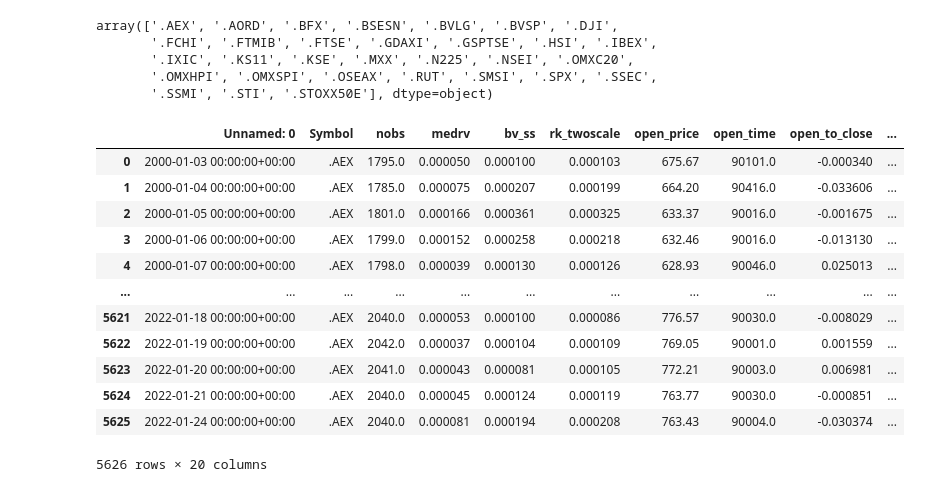
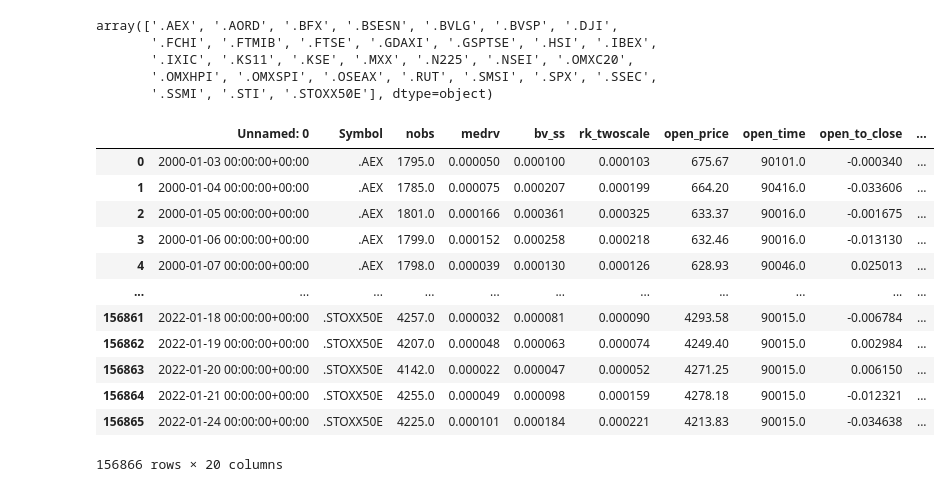
Before and after one commit to CodingNoob234/casestudy-neural-networks, a Jupyter notebook: view_data.ipynb, the cells around one changed output. Cells and saved outputs as stored; diff of their text form; code cells hidden in the pictures.

```diff
--- a/view_data.ipynb
+++ b/view_data.ipynb
@@ -144,19 +144,19 @@ array(['.AEX', '.AORD', '.BFX', '.BSESN', '.BVLG', '.BVSP', '.DJI',
        '.IXIC', '.KS11', '.KSE', '.MXX', '.N225', '.NSEI', '.OMXC20',
        '.OMXHPI', '.OMXSPI', '.OSEAX', '.RUT', '.SMSI', '.SPX', '.SSEC',
        '.SSMI', '.STI', '.STOXX50E'], dtype=object)
-# %%
-df[df.Symbol == ".AEX"]
-# %% [output]
-|  | Unnamed: 0 | Symbol | nobs | medrv | bv_ss | rk_twoscale | open_price | open_time | open_to_close | ... |
-| 0 | 2000-01-03 00:00:00+00:00 | .AEX | 1795.0 | 0.000050 | 0.000100 | 0.000103 | 675.67 | 90101.0 | -0.000340 | ... |
-| 1 | 2000-01-04 00:00:00+00:00 | .AEX | 1785.0 | 0.000075 | 0.000207 | 0.000199 | 664.20 | 90416.0 | -0.033606 | ... |
-| 2 | 2000-01-05 00:00:00+00:00 | .AEX | 1801.0 | 0.000166 | 0.000361 | 0.000325 | 633.37 | 90016.0 | -0.001675 | ... |
-| 3 | 2000-01-06 00:00:00+00:00 | .AEX | 1799.0 | 0.000152 | 0.000258 | 0.000218 | 632.46 | 90016.0 | -0.013130 | ... |
-| 4 | 2000-01-07 00:00:00+00:00 | .AEX | 1798.0 | 0.000039 | 0.000130 | 0.000126 | 628.93 | 90046.0 | 0.025013 | ... |
-| ... | ... | ... | ... | ... | ... | ... | ... | ... | ... | ... |
-| 5621 | 2022-01-18 00:00:00+00:00 | .AEX | 2040.0 | 0.000053 | 0.000100 | 0.000086 | 776.57 | 90030.0 | -0.008029 | ... |
-| 5622 | 2022-01-19 00:00:00+00:00 | .AEX | 2042.0 | 0.000037 | 0.000104 | 0.000109 | 769.05 | 90001.0 | 0.001559 | ... |
-| 5623 | 2022-01-20 00:00:00+00:00 | .AEX | 2041.0 | 0.000043 | 0.000081 | 0.000105 | 772.21 | 90003.0 | 0.006981 | ... |
-| 5624 | 2022-01-21 00:00:00+00:00 | .AEX | 2040.0 | 0.000045 | 0.000124 | 0.000119 | 763.77 | 90030.0 | -0.000851 | ... |
-| 5625 | 2022-01-24 00:00:00+00:00 | .AEX | 2040.0 | 0.000081 | 0.000194 | 0.000208 | 763.43 | 90004.0 | -0.030374 | ... |
-5626 rows × 20 columns
+# %%
+df
+# %% [output]
+|  | Unnamed: 0 | Symbol | nobs | medrv | bv_ss | rk_twoscale | open_price | open_time | open_to_close | ... |
+| 0 | 2000-01-03 00:00:00+00:00 | .AEX | 1795.0 | 0.000050 | 0.000100 | 0.000103 | 675.67 | 90101.0 | -0.000340 | ... |
+| 1 | 2000-01-04 00:00:00+00:00 | .AEX | 1785.0 | 0.000075 | 0.000207 | 0.000199 | 664.20 | 90416.0 | -0.033606 | ... |
+| 2 | 2000-01-05 00:00:00+00:00 | .AEX | 1801.0 | 0.000166 | 0.000361 | 0.000325 | 633.37 | 90016.0 | -0.001675 | ... |
+| 3 | 2000-01-06 00:00:00+00:00 | .AEX | 1799.0 | 0.000152 | 0.000258 | 0.000218 | 632.46 | 90016.0 | -0.013130 | ... |
+| 4 | 2000-01-07 00:00:00+00:00 | .AEX | 1798.0 | 0.000039 | 0.000130 | 0.000126 | 628.93 | 90046.0 | 0.025013 | ... |
+| ... | ... | ... | ... | ... | ... | ... | ... | ... | ... | ... |
+| 156861 | 2022-01-18 00:00:00+00:00 | .STOXX50E | 4257.0 | 0.000032 | 0.000081 | 0.000090 | 4293.58 | 90015.0 | -0.006784 | ... |
+| 156862 | 2022-01-19 00:00:00+00:00 | .STOXX50E | 4207.0 | 0.000048 | 0.000063 | 0.000074 | 4249.40 | 90015.0 | 0.002984 | ... |
+| 156863 | 2022-01-20 00:00:00+00:00 | .STOXX50E | 4142.0 | 0.000022 | 0.000047 | 0.000052 | 4271.25 | 90015.0 | 0.006150 | ... |
+| 156864 | 2022-01-21 00:00:00+00:00 | .STOXX50E | 4255.0 | 0.000049 | 0.000098 | 0.000159 | 4278.18 | 90015.0 | -0.012321 | ... |
+| 156865 | 2022-01-24 00:00:00+00:00 | .STOXX50E | 4225.0 | 0.000101 | 0.000184 | 0.000221 | 4213.83 | 90015.0 | -0.034638 | ... |
+156866 rows × 20 columns
```
Also changed, not shown: 2 other files.
